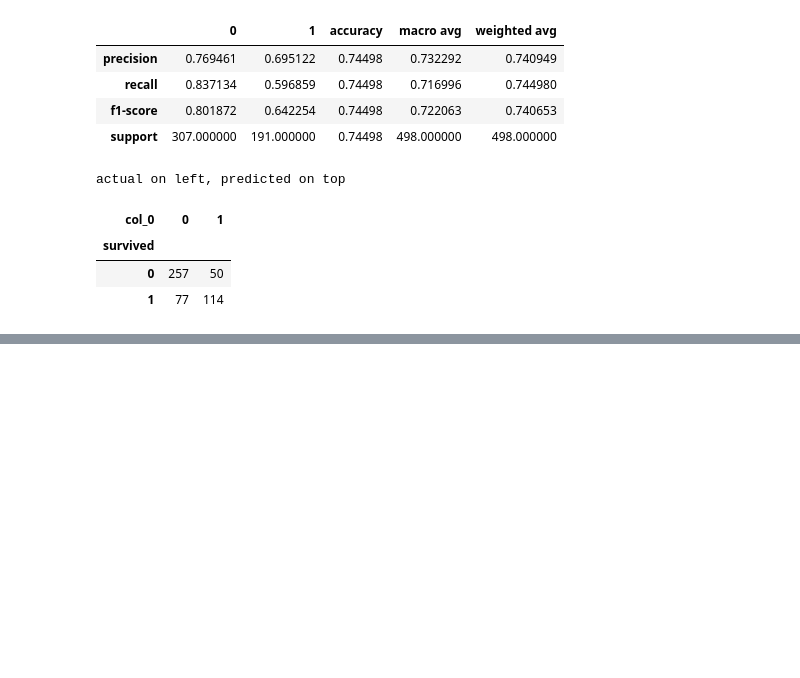
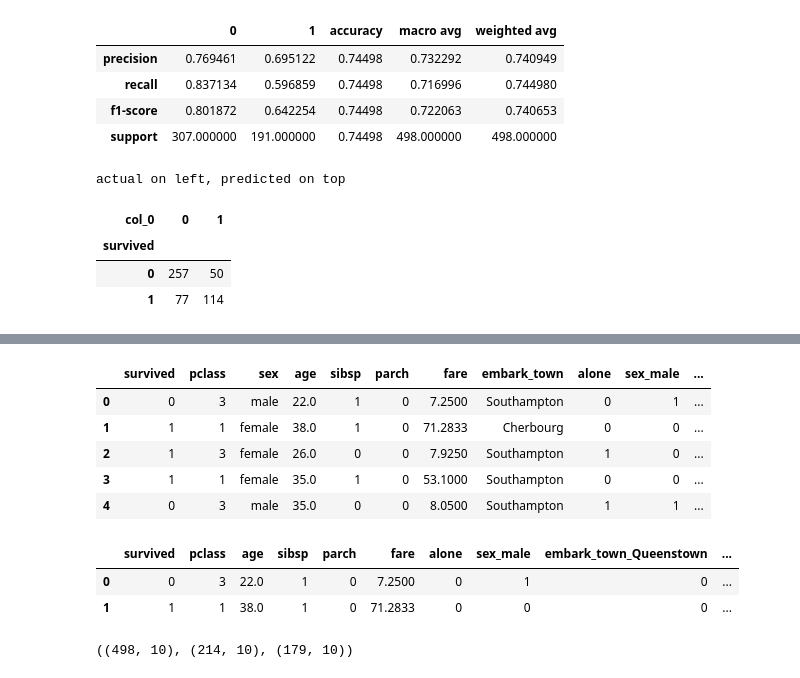
Before and after one commit to MatthewL09/classification-exercises, a Jupyter notebook: model.ipynb, the cells around one changed output, grey strips where cells are left out. Cells and saved outputs as stored; diff of their text form; code cells hidden in the pictures; blank space fills up the shorter version.

```diff
--- a/model.ipynb
+++ b/model.ipynb
@@ -642,0 +665,24 @@ actual on left, predicted on top
+# %%
+
+ldf.drop_duplicates(inplace =True )
+ldf = ldf.drop(columns = ['deck', 'embarked', 'class', 'passenger_id'] )
+ldf['embark_town'] = ldf.embark_town.fillna('Southampton')
+avg_age = ldf.age.mean()
+ldf['age'] = ldf.age.fillna(avg_age)
+dummy_df = pd.get_dummies(ldf[['sex', 'embark_town']], dummy_na=False, drop_first = [True, True])
+ldf = pd.concat([ldf, dummy_df], axis =1)
+ldf.head()
+# %% [output]
+|  | survived | pclass | sex | age | sibsp | parch | fare | embark_town | alone | sex_male | ... |
+| 0 | 0 | 3 | male | 22.0 | 1 | 0 | 7.2500 | Southampton | 0 | 1 | ... |
+| 1 | 1 | 1 | female | 38.0 | 1 | 0 | 71.2833 | Cherbourg | 0 | 0 | ... |
+| 2 | 1 | 3 | female | 26.0 | 0 | 0 | 7.9250 | Southampton | 1 | 0 | ... |
+| 3 | 1 | 1 | female | 35.0 | 1 | 0 | 53.1000 | Southampton | 0 | 0 | ... |
+| 4 | 0 | 3 | male | 35.0 | 0 | 0 | 8.0500 | Southampton | 1 | 1 | ... |
+# %%
+ldf = ldf.drop(columns = ['sex', 'embark_town'])
+ldf.head(2)
+# %% [output]
+|  | survived | pclass | age | sibsp | parch | fare | alone | sex_male | embark_town_Queenstown | ... |
+| 0 | 0 | 3 | 22.0 | 1 | 0 | 7.2500 | 0 | 1 | 0 | ... |
+| 1 | 1 | 1 | 38.0 | 1 | 0 | 71.2833 | 0 | 0 | 0 | ... |
@@ -642,0 +697,4 @@ actual on left, predicted on top
+# %%
+train.shape, validate.shape, test.shape
+# %% [output]
+((498, 10), (214, 10), (179, 10))
```
Also changed, not shown: parts of 17 cells of this notebook.
